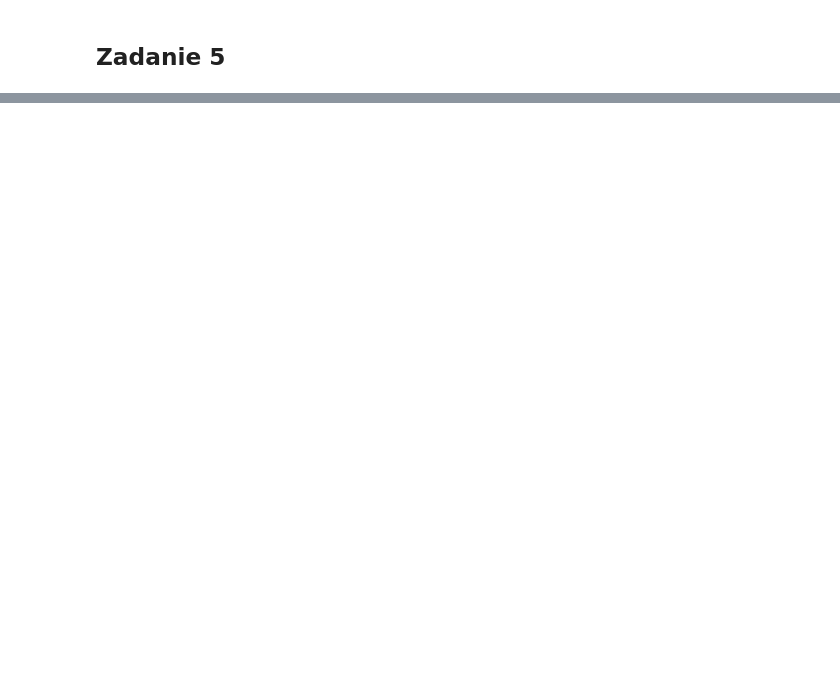
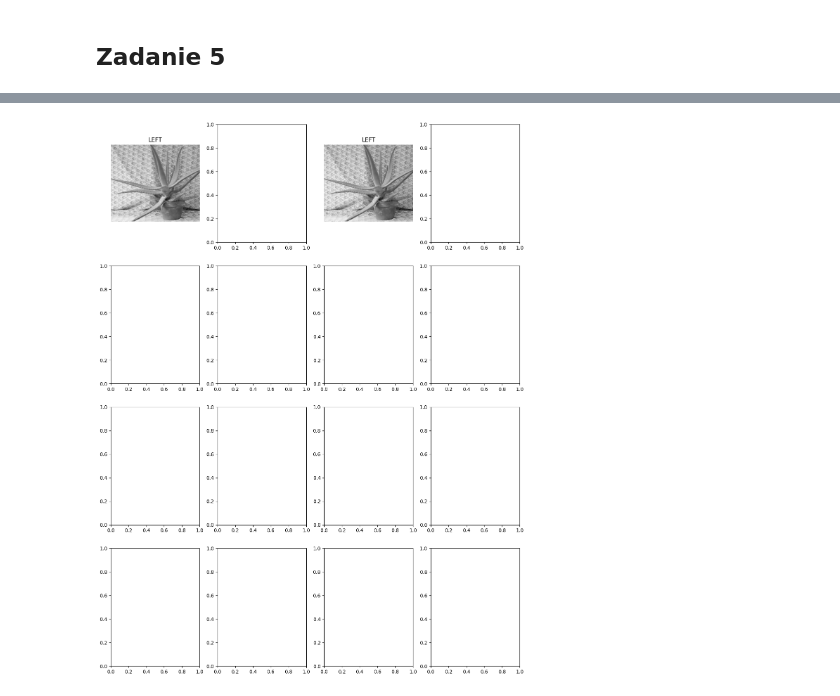
Before and after one commit to Maziorow/ZAW, a Jupyter notebook: Lab5/lab5_dodatkowe.ipynb, the cells around one changed output, grey strips where cells are left out. Drawn from its saved outputs; the diff is of its cells as text; code cells hidden in the pictures; blank space fills up the shorter version.

```diff
--- a/Lab5/lab5_dodatkowe.ipynb
+++ b/Lab5/lab5_dodatkowe.ipynb
@@ -39,0 +44,19 @@ census = census_transform(img, 5)
+# %%
+fig, axs = plt.subplots(4, 4, figsize=(15, 20))
+
+img_left = cv2.imread("aloes/aloeL.jpg")
+img_left = cv2.cvtColor(img_left, cv2.COLOR_BGR2GRAY)
+
+img_right = cv2.imread("aloes/aloeR.jpg")
+img_right = cv2.cvtColor(img_right, cv2.COLOR_BGR2GRAY)
+
+axs[0,0].imshow(img_left, cmap='gray')
+axs[0,0].set_title("LEFT")
+axs[0,0].axis('off')
+
+axs[0,2].imshow(img_left, cmap='gray')
+axs[0,2].set_title("LEFT")
+axs[0,2].axis('off')
+plt.show()
+# %% [output]
+[figure, added]
```
Also changed, not shown: parts of 2 cells of this notebook, 1 other file.
